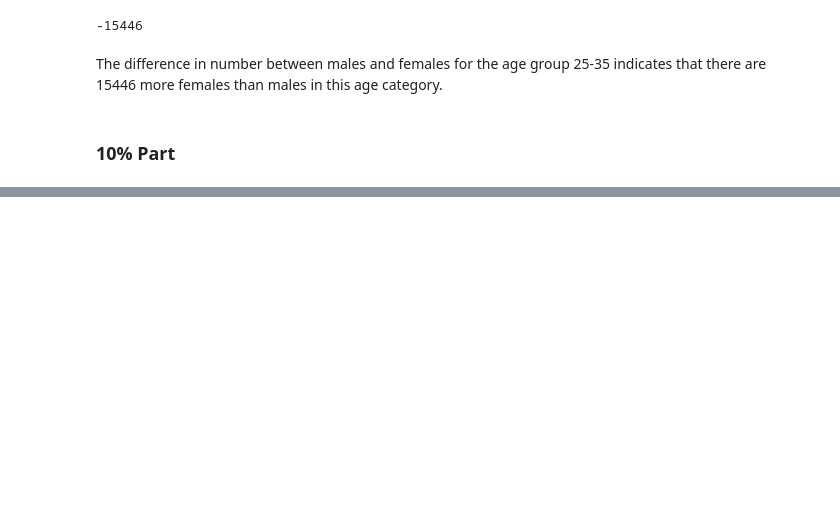
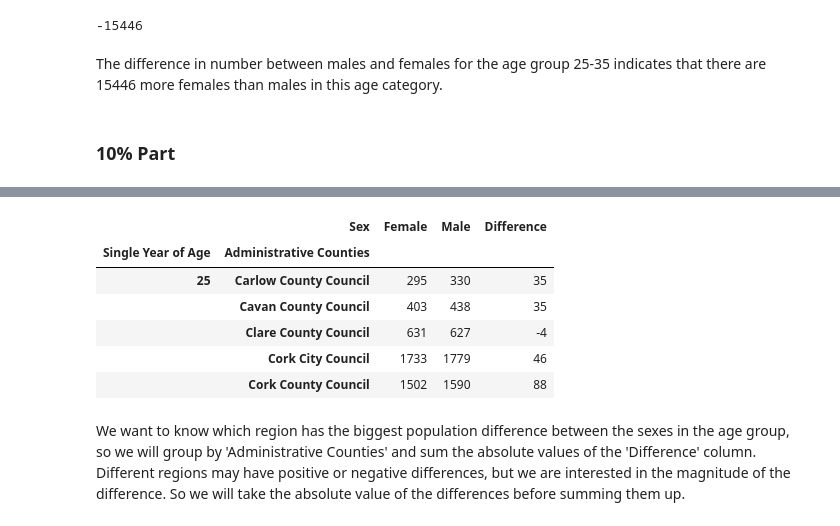
Before and after one commit to AnnaLozenko/PFDA_assignments, a Jupyter notebook: assignment05-population.ipynb, the cells around one changed output, grey strips where cells are left out. Cells and saved outputs as stored; diff of their text form; code cells hidden in the pictures; blank space fills up the shorter version.

```diff
--- a/assignment05-population.ipynb
+++ b/assignment05-population.ipynb
@@ -151,3 +188,6 @@ Positive values in the 'Difference' column indicate that there are more males th
 Create an age variable. Create an age group that includes people with ages within 5 years of the age variable and analyze the differences between sexes for that age group.
 # %%
 age_var= 30  # select age variable, e.g., 30 years
+# %%
+age_group= df[(df['Single Year of Age'] >= age_var - 5) & (df['Single Year of Age'] <= age_var + 5)]
+age_group.head()
@@ -154,3 +201,4 @@ age_var= 30  # select age variable, e.g., 30 years
 # %%
-age_group = ready_df[(ready_df.index >= age_var - 5) & (ready_df.index <= age_var + 5)]
-age_group
+# create the age group within 5 years of the age variable
+#age_group = pivot_ireland[(pivot_ireland.index >= age_var - 5) & (pivot_ireland.index <= age_var + 5)]
+#age_group
@@ -184,0 +233,3 @@ Which region in Ireland has the biggest difference between sexes in the selected
+# %%
+age_group_counties = age_group[age_group['Administrative Counties'] != 'Ireland']
+age_group_counties.head()
@@ -184,0 +243,3 @@ Which region in Ireland has the biggest difference between sexes in the selected
+# %%
+age_group_counties = pd.pivot_table(age_group_counties, "VALUE", ["Single Year of Age", "Administrative Counties"], "Sex", "sum")
+age_group_counties.head()
@@ -184,0 +254,13 @@ Which region in Ireland has the biggest difference between sexes in the selected
+# %%
+age_group_counties["Difference"] = age_group_counties["Male"] - age_group_counties["Female"]
+age_group_counties.head()
+# %% [output]
+|  | Sex | Female | Male | Difference |
+| Single Year of Age | Administrative Counties |  |  |  |
+| 25 | Carlow County Council | 295 | 330 | 35 |
+|  | Cavan County Council | 403 | 438 | 35 |
+|  | Clare County Council | 631 | 627 | -4 |
+|  | Cork City Council | 1733 | 1779 | 46 |
+|  | Cork County Council | 1502 | 1590 | 88 |
+# %% [markdown]
+We want to know which region has the biggest population difference between the sexes in the age group, so we will group by 'Administrative Counties' and sum the absolute values of the 'Difference' column. Different regions may have positive or negative differences, but we are interested in the magnitude of the difference. So we will take the absolute value of the differences before summing them up.
```
Also changed, not shown: parts of 43 cells of this notebook.
